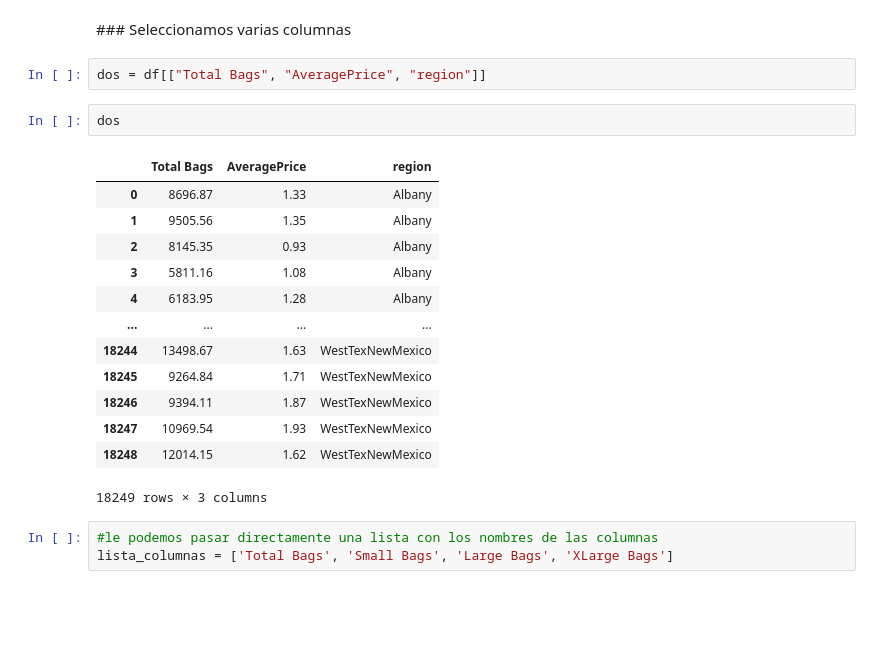
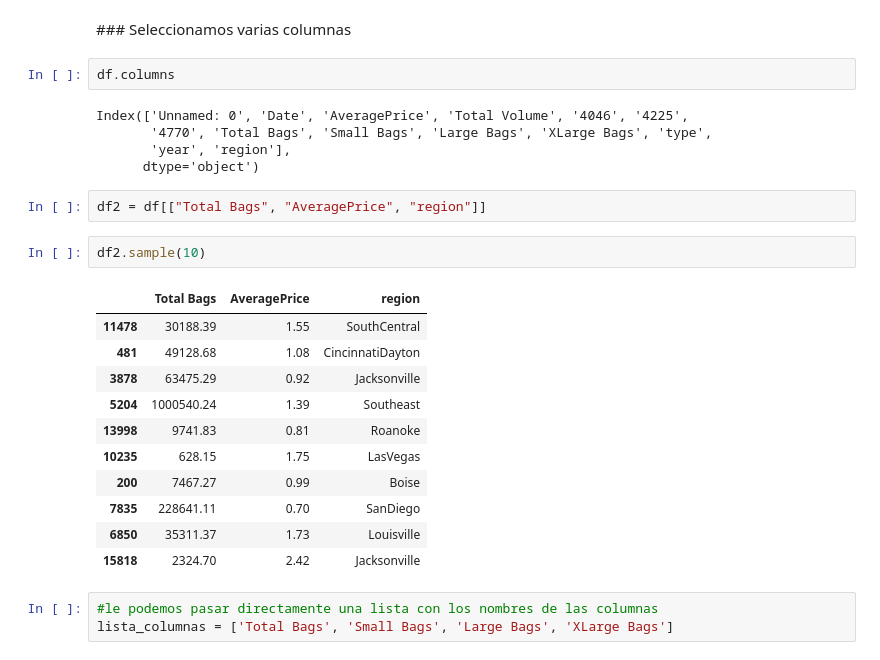
Before and after one commit to wilmer-marquez/Apuntes, a Jupyter notebook: 4_pandas.ipynb, the cells around one changed output. Drawn from its saved outputs; the diff is of its cells as text; blank space fills up the shorter version.

```diff
--- a/4_pandas.ipynb
+++ b/4_pandas.ipynb
@@ -710,24 +752,29 @@ unacolumna_dataframe.head()
 # O dos :), o las que queramos
 # %% [markdown]
 ### Seleccionamos varias columnas
+# %%
+df.columns
+# %% [output]
+Index(['Unnamed: 0', 'Date', 'AveragePrice', 'Total Volume', '4046', '4225',
+       '4770', 'Total Bags', 'Small Bags', 'Large Bags', 'XLarge Bags', 'type',
+       'year', 'region'],
+      dtype='object')
 # %%
-dos = df[["Total Bags", "AveragePrice", "region"]]
+df2 = df[["Total Bags", "AveragePrice", "region"]]
 # %%
-dos
+df2.sample(10)
 # %% [output]
 |  | Total Bags | AveragePrice | region |
-| 0 | 8696.87 | 1.33 | Albany |
-| 1 | 9505.56 | 1.35 | Albany |
-| 2 | 8145.35 | 0.93 | Albany |
-| 3 | 5811.16 | 1.08 | Albany |
-| 4 | 6183.95 | 1.28 | Albany |
-| ... | ... | ... | ... |
-| 18244 | 13498.67 | 1.63 | WestTexNewMexico |
-| 18245 | 9264.84 | 1.71 | WestTexNewMexico |
-| 18246 | 9394.11 | 1.87 | WestTexNewMexico |
-| 18247 | 10969.54 | 1.93 | WestTexNewMexico |
-| 18248 | 12014.15 | 1.62 | WestTexNewMexico |
+| 11478 | 30188.39 | 1.55 | SouthCentral |
+| 481 | 49128.68 | 1.08 | CincinnatiDayton |
+| 3878 | 63475.29 | 0.92 | Jacksonville |
+| 5204 | 1000540.24 | 1.39 | Southeast |
+| 13998 | 9741.83 | 0.81 | Roanoke |
+| 10235 | 628.15 | 1.75 | LasVegas |
+| 200 | 7467.27 | 0.99 | Boise |
+| 7835 | 228641.11 | 0.70 | SanDiego |
+| 6850 | 35311.37 | 1.73 | Louisville |
+| 15818 | 2324.70 | 2.42 | Jacksonville |
-18249 rows × 3 columns
 # %%
 #le podemos pasar directamente una lista con los nombres de las columnas
 lista_columnas = ['Total Bags', 'Small Bags', 'Large Bags', 'XLarge Bags']
```
Also changed, not shown: parts of 28 cells of this notebook.
